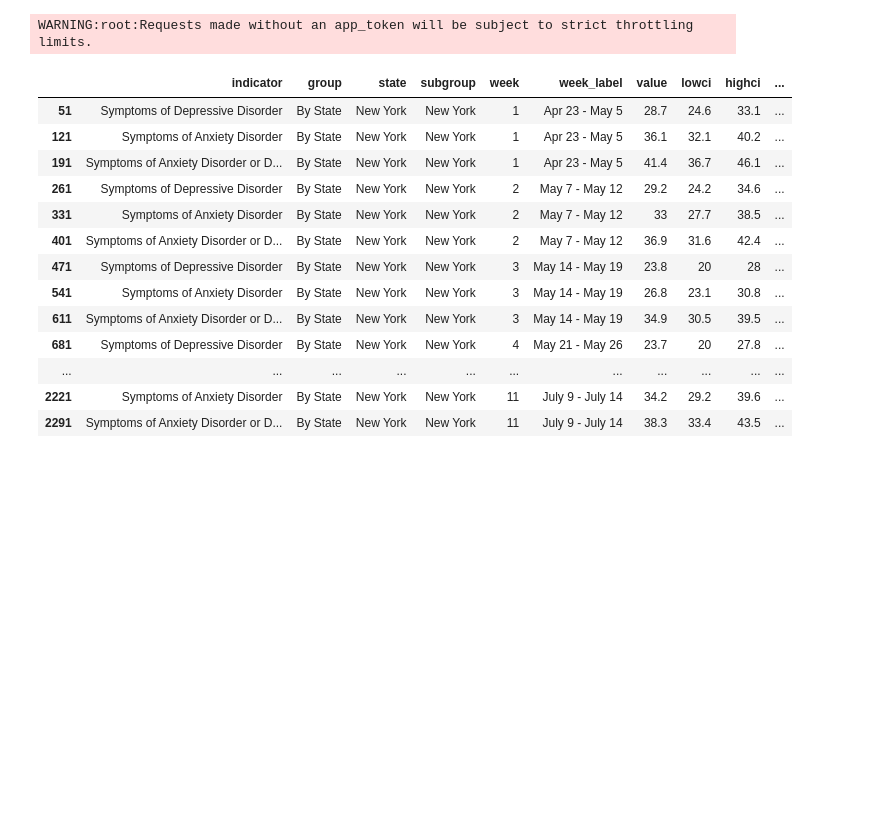
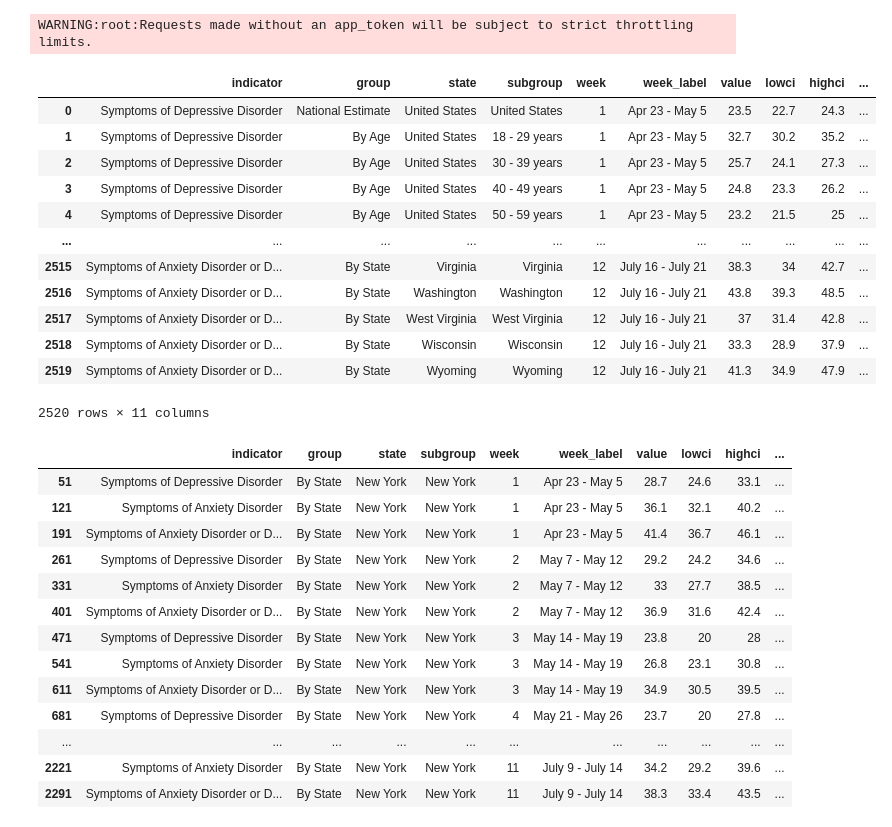
Before and after one commit to christophersingh/COVID-19_Mental_Health, a Jupyter notebook: Mental Health.ipynb, the cells around one changed output. Drawn from its saved outputs; the diff is of its cells as text; code cells hidden in the pictures; blank space fills up the shorter version.

```diff
--- a/Mental Health.ipynb
+++ b/Mental Health.ipynb
@@ -1,16 +1,30 @@
 # %%
 import pandas as pd
 from sodapy import Socrata
 
 client = Socrata("data.cdc.gov", None)
 
 results = client.get("8pt5-q6wp", limit=3000)
 
 # Convert to pandas DataFrame
 df = pd.DataFrame.from_records(results)
 df.to_csv('./mental_health.csv')
+df
 # %% [output]
 WARNING:root:Requests made without an app_token will be subject to strict throttling limits.
+|  | indicator | group | state | subgroup | week | week_label | value | lowci | highci | ... |
+| 0 | Symptoms of Depressive Disorder | National Estimate | United States | United States | 1 | Apr 23 - May 5 | 23.5 | 22.7 | 24.3 | ... |
+| 1 | Symptoms of Depressive Disorder | By Age | United States | 18 - 29 years | 1 | Apr 23 - May 5 | 32.7 | 30.2 | 35.2 | ... |
+| 2 | Symptoms of Depressive Disorder | By Age | United States | 30 - 39 years | 1 | Apr 23 - May 5 | 25.7 | 24.1 | 27.3 | ... |
+| 3 | Symptoms of Depressive Disorder | By Age | United States | 40 - 49 years | 1 | Apr 23 - May 5 | 24.8 | 23.3 | 26.2 | ... |
+| 4 | Symptoms of Depressive Disorder | By Age | United States | 50 - 59 years | 1 | Apr 23 - May 5 | 23.2 | 21.5 | 25 | ... |
+| ... | ... | ... | ... | ... | ... | ... | ... | ... | ... | ... |
+| 2515 | Symptoms of Anxiety Disorder or D... | By State | Virginia | Virginia | 12 | July 16 - July 21 | 38.3 | 34 | 42.7 | ... |
+| 2516 | Symptoms of Anxiety Disorder or D... | By State | Washington | Washington | 12 | July 16 - July 21 | 43.8 | 39.3 | 48.5 | ... |
+| 2517 | Symptoms of Anxiety Disorder or D... | By State | West Virginia | West Virginia | 12 | July 16 - July 21 | 37 | 31.4 | 42.8 | ... |
+| 2518 | Symptoms of Anxiety Disorder or D... | By State | Wisconsin | Wisconsin | 12 | July 16 - July 21 | 33.3 | 28.9 | 37.9 | ... |
+| 2519 | Symptoms of Anxiety Disorder or D... | By State | Wyoming | Wyoming | 12 | July 16 - July 21 | 41.3 | 34.9 | 47.9 | ... |
+2520 rows × 11 columns
 # %%
 New_York = df[df['state']=='New York']
 New_York
```
Also changed, not shown: parts of 12 cells of this notebook, 5 other files.
